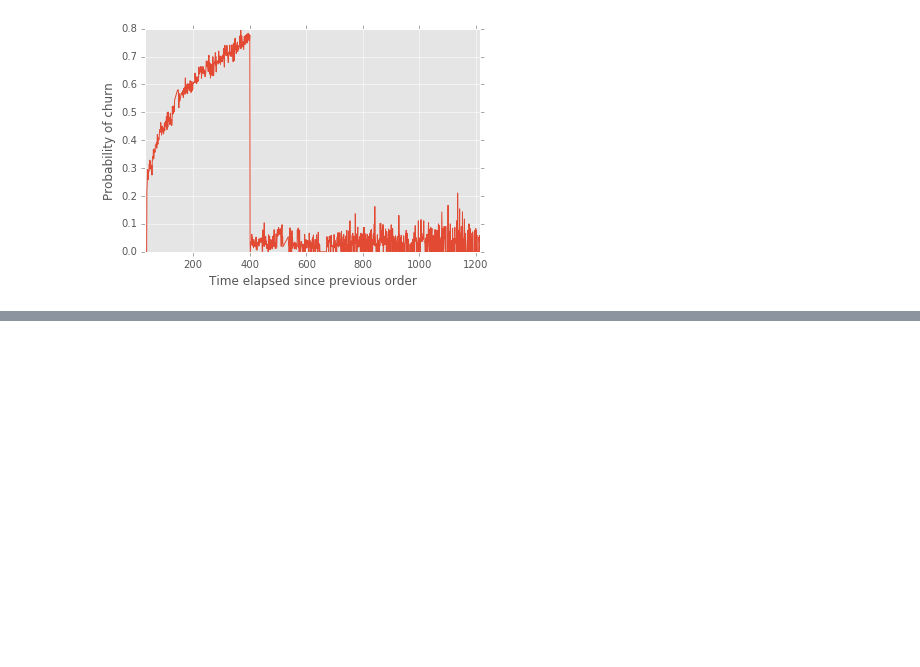
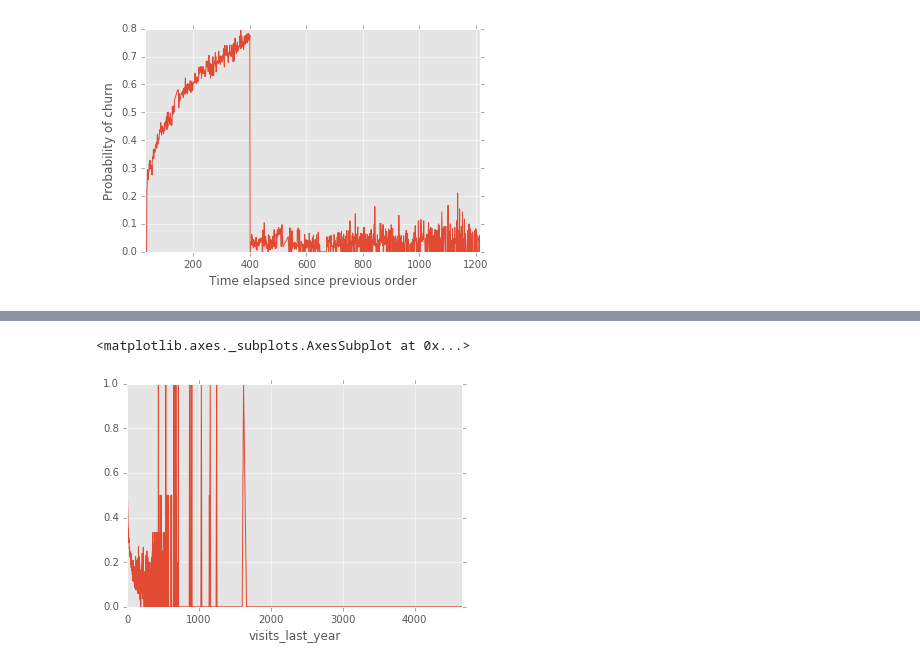
Before and after one commit to duncan-a-little/A_task, a Jupyter notebook: InitialExplorationAndModelling.ipynb, the cells around one changed output, grey strips where cells are left out. Saved outputs shown, nothing was run; the diff lists cells and outputs as text; code cells hidden in the pictures; blank space fills up the shorter version.

```diff
--- a/InitialExplorationAndModelling.ipynb
+++ b/InitialExplorationAndModelling.ipynb
@@ -267,0 +460,8 @@ plt.ylabel("Probability of churn")
+# %%
+customer_order_sum_df = pd.merge(
+   customer_order_sum_df,visits_last_year,on="customer_id",how='left')
+# %%
+customer_order_sum_df.groupby("visits_last_year")["churn_label"].mean().plot()
+# %% [output]
+<matplotlib.axes._subplots.AxesSubplot at 0x...>
+[figure, added]
```
Also changed, not shown: parts of 20 cells of this notebook.
